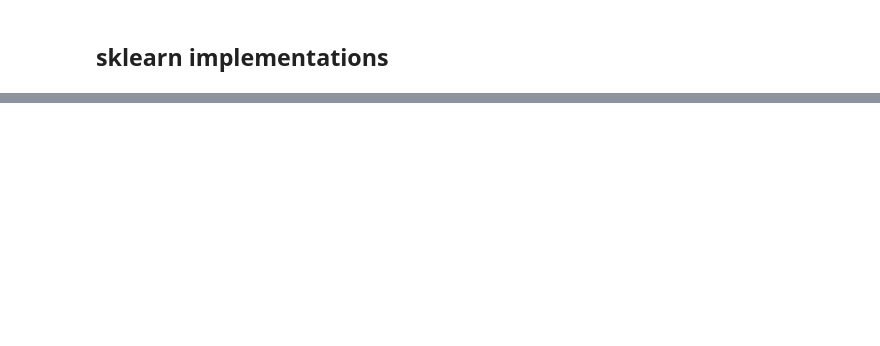
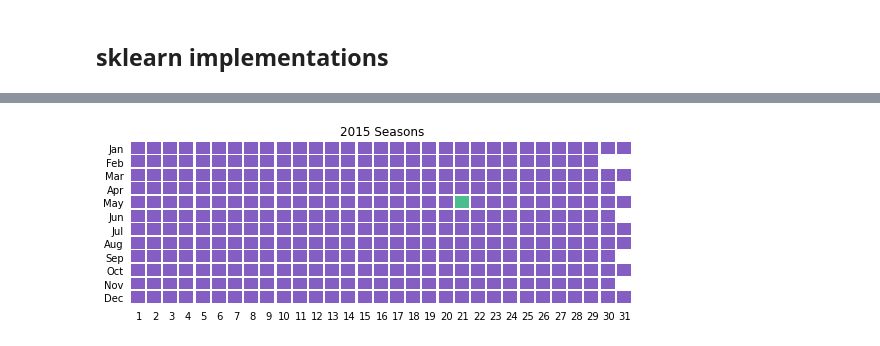
Before and after one commit to comp-machine-learning-spring2021/portfolio-krhablutzel, a Jupyter notebook: A-clustering/A-clustering.ipynb, the cells around one changed output, grey strips where cells are left out. Saved outputs shown, nothing was run; the diff lists cells and outputs as text; code cells hidden in the pictures; blank space fills up the shorter version.

```diff
--- a/A-clustering/A-clustering.ipynb
+++ b/A-clustering/A-clustering.ipynb
@@ -176,0 +92,31 @@ labels_kmeans = kmeans_sklearn(weather_std, 4)
+# %%
+# borrowing calendar plotting from https://dzone.com/articles/plotting-a-calendar-in-matplotlib
+def plot_calendar(days, months, colors, year):
+    plt.figure(figsize=(9, 3))
+    # colors from https://mycolor.space/
+    COLORS = ['#845EC2', '#D65DB1', '#FF6F91', '#FF9671', '#FFC75F', '#F9F871',
+              '#9BDE7E', '#4BBC8E', '#039590', '#1C6E7D', '#2F4858', '#676A8B'] # 12 colors for now
+    ax = plt.gca().axes
+    # plot days
+    for d, m, c in zip(days, months, colors):
+        ax.add_patch(Rectangle((d, m),
+                               width=.8, height=.8, color=COLORS[c]))
+    plt.yticks(np.arange(1, 13)+.5, list(calendar.month_abbr)[1:])
+    plt.xticks(np.arange(1,32)+.5, np.arange(1,32))
+    plt.xlim(1, 32)
+    plt.ylim(1, 13)
+    plt.title('{} Seasons'.format(year))
+    plt.gca().invert_yaxis()
+    # remove borders and ticks
+    for spine in plt.gca().spines.values():
+        spine.set_visible(False)
+    plt.tick_params(top=False, bottom=False, left=False, right=False)
+    plt.show()
+# %%
+def plot_labels(weather_pd, labels, year):
+    # add new season labels to data
+    weather_pd['NEW_SEASON'] = labels
+    # filter data for year
+    weather_year = weather_pd[weather_pd['YEAR'] == year]
+    # plot this year's calendar
+    plot_calendar(weather_pd['DAY'], weather_pd['MONTH'], weather_pd['NEW_SEASON'], year)
@@ -177 +133,5 @@ labels_kmeans = kmeans_sklearn(weather_std, 4)
+# %%
+plot_labels(weather_pd, labels_spect, 2015)
+# %% [output]
+[figure, added]
 # %%
```
Also changed, not shown: parts of 34 cells of this notebook, 6 other files.
